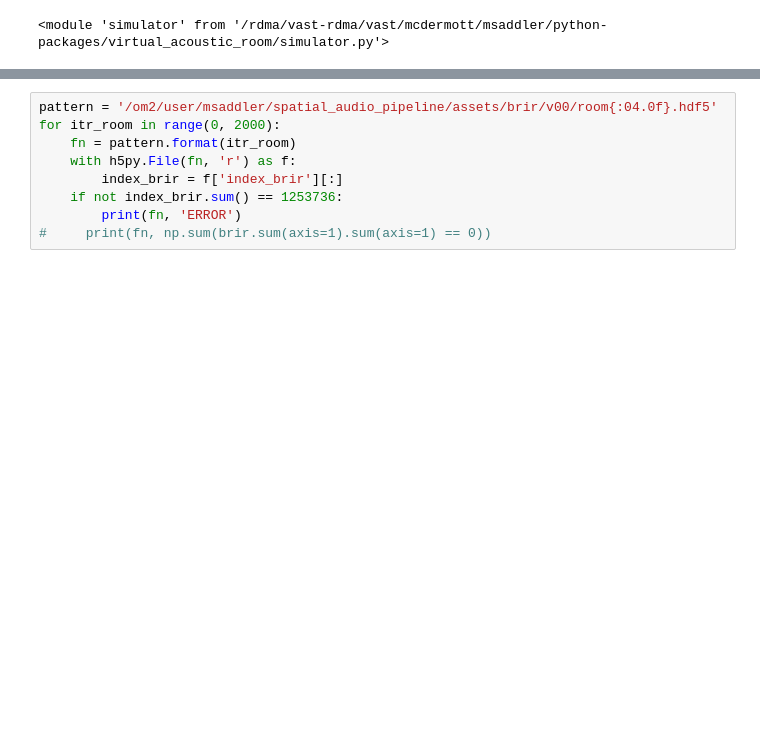
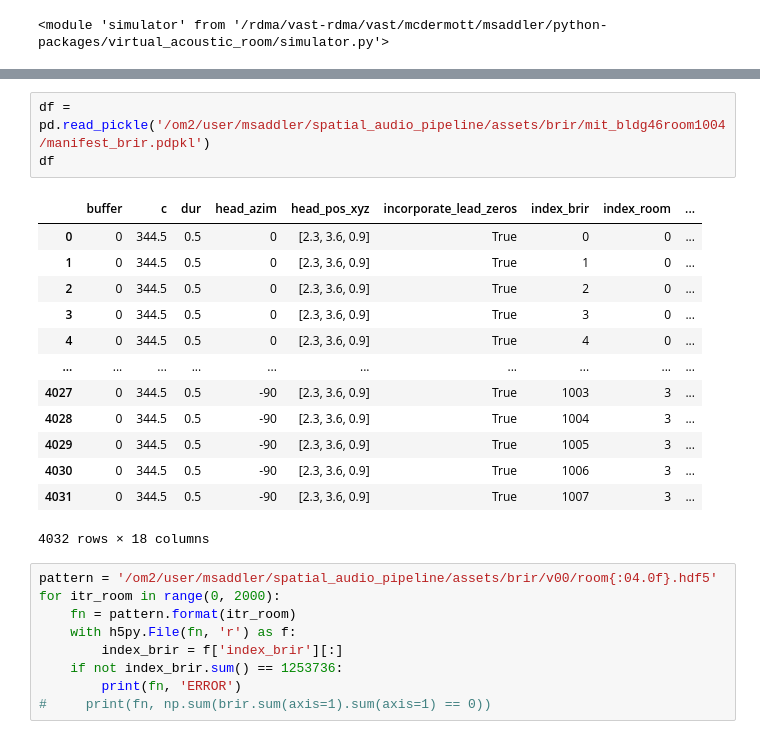
Before and after one commit to msaddler/virtual_acoustic_room, a Jupyter notebook: notebook_scratch.ipynb, the cells around one changed output, grey strips where cells are left out. Cells and saved outputs as stored; diff of their text form; blank space fills up the shorter version.

Commit message:
first pass at spatial_audio_pipeline/assets/brir/mit_bldg46room1004 room and brir manifests (matching mcdermott lab speaker array room dimensions and materials with four different head_azim values)

```diff
--- a/notebook_scratch.ipynb
+++ b/notebook_scratch.ipynb
@@ -35,3 +46,20 @@ importlib.reload(simulator)
+# %%
+df = pd.read_pickle('/om2/user/msaddler/spatial_audio_pipeline/assets/brir/mit_bldg46room1004/manifest_brir.pdpkl')
+df
+# %% [output]
+|  | buffer | c | dur | head_azim | head_pos_xyz | incorporate_lead_zeros | index_brir | index_room | ... |
+| 0 | 0 | 344.5 | 0.5 | 0 | [2.3, 3.6, 0.9] | True | 0 | 0 | ... |
+| 1 | 0 | 344.5 | 0.5 | 0 | [2.3, 3.6, 0.9] | True | 1 | 0 | ... |
+| 2 | 0 | 344.5 | 0.5 | 0 | [2.3, 3.6, 0.9] | True | 2 | 0 | ... |
+| 3 | 0 | 344.5 | 0.5 | 0 | [2.3, 3.6, 0.9] | True | 3 | 0 | ... |
+| 4 | 0 | 344.5 | 0.5 | 0 | [2.3, 3.6, 0.9] | True | 4 | 0 | ... |
+| ... | ... | ... | ... | ... | ... | ... | ... | ... | ... |
+| 4027 | 0 | 344.5 | 0.5 | -90 | [2.3, 3.6, 0.9] | True | 1003 | 3 | ... |
+| 4028 | 0 | 344.5 | 0.5 | -90 | [2.3, 3.6, 0.9] | True | 1004 | 3 | ... |
+| 4029 | 0 | 344.5 | 0.5 | -90 | [2.3, 3.6, 0.9] | True | 1005 | 3 | ... |
+| 4030 | 0 | 344.5 | 0.5 | -90 | [2.3, 3.6, 0.9] | True | 1006 | 3 | ... |
+| 4031 | 0 | 344.5 | 0.5 | -90 | [2.3, 3.6, 0.9] | True | 1007 | 3 | ... |
+4032 rows × 18 columns
 # %%
 pattern = '/om2/user/msaddler/spatial_audio_pipeline/assets/brir/v00/room{:04.0f}.hdf5'
 for itr_room in range(0, 2000):
```
Also changed, not shown: parts of 1 cell of this notebook, 1 other file.
